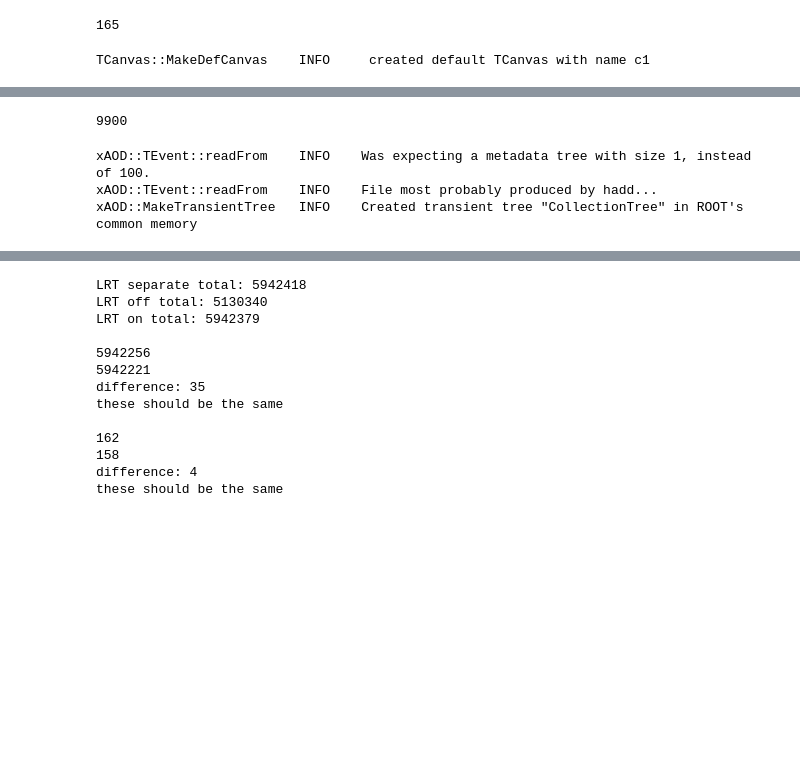
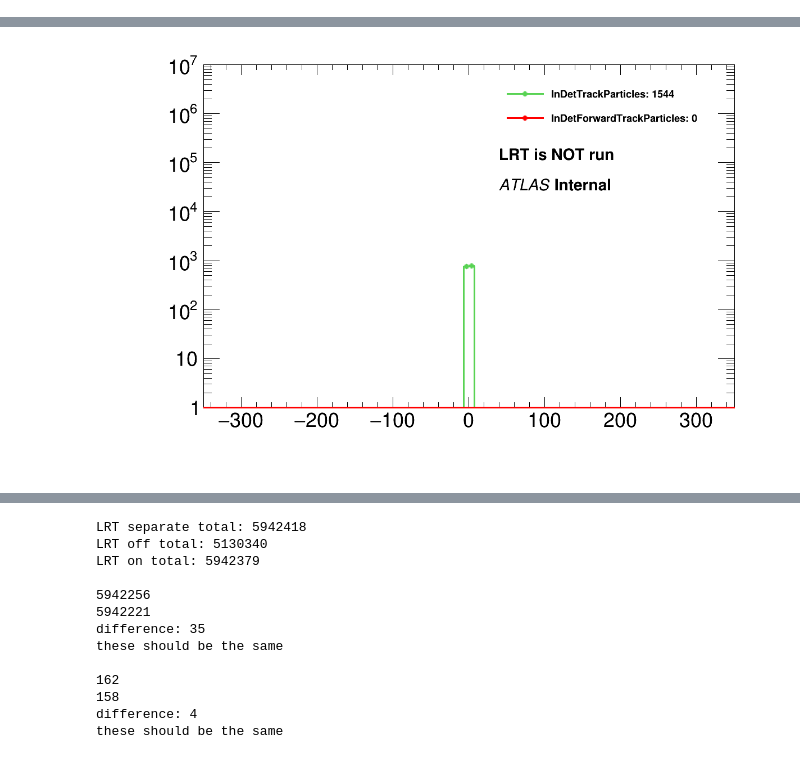
Before and after one commit to robinnewhouse/LRTNotebooks, a Jupyter notebook: xAOD_Analysis.ipynb, the cells around one changed output, grey strips where cells are left out. Saved outputs shown, nothing was run; the diff lists cells and outputs as text; code cells hidden in the pictures; blank space fills up the shorter version.

```diff
--- a/xAOD_Analysis.ipynb
+++ b/xAOD_Analysis.ipynb
@@ -58,17 +35,19 @@ xAOD::MakeTransientTree   INFO    Created transient tree "CollectionTree" in ROO
-# %%
-# Get histogram by Draw method
-h_InDetTrackParticles_d0 = ROOT.TH1F("h_InDetTrackParticles_d0","h_InDetTrackParticles_d0",100,-350,350);
-t.Draw("InDetTrackParticles.d0()>>h_InDetTrackParticles_d0","", "")
-# h_InDetTrackParticles_d0 = ROOT.gDirectory.Get("h_InDetTrackParticles_d0");
-
-# Get histogram by Draw method
-h_InDetForwardTrackParticles_d0 = ROOT.TH1F("h_InDetForwardTrackParticles_d0","h_InDetForwardTrackParticles_d0",100,-350,350);
-t.Draw("InDetForwardTrackParticles.d0()>>h_InDetForwardTrackParticles_d0","", "")
-# h_InDetForwardTrackParticles_d0 = ROOT.gDirectory.Get("h_InDetForwardTrackParticles_d0");
-# %% [output]
-165
-TCanvas::MakeDefCanvas    INFO     created default TCanvas with name c1
 # %%
+f = ROOT.TFile(f'/home/newhouse/public/Analysis/LRT/LRTProduction_master/run/7_PRD_separate/local_test_standard/AOD.root')
+t = ROOT.xAOD.MakeTransientTree( f, "CollectionTree")
+t.GetEntries()
+
+# Get histogram by Draw method
+h_InDetTrackParticles_d0 = ROOT.TH1F("h_InDetTrackParticles_d0","h_InDetTrackParticles_d0",100,-350,350);
+t.Draw("InDetTrackParticles.d0()>>h_InDetTrackParticles_d0","", "")
+# h_InDetTrackParticles_d0 = ROOT.gDirectory.Get("h_InDetTrackParticles_d0");
+
+# Get histogram by Draw method
+h_InDetForwardTrackParticles_d0 = ROOT.TH1F("h_InDetForwardTrackParticles_d0","h_InDetForwardTrackParticles_d0",100,-350,350);
+t.Draw("InDetForwardTrackParticles.d0()>>h_InDetForwardTrackParticles_d0","", "")
+# h_InDetForwardTrackParticles_d0 = ROOT.gDirectory.Get("h_InDetForwardTrackParticles_d0");
+
+
 c = ROOT.TCanvas("c", "", int(1200), int(800))
 c.SetLogy()
 
@@ -108,9 +88 @@ NameError: name 'ROOT' is not defined
+[figure, added]
-# %%
-f = ROOT.TFile(f'/data/newhouse/LRT/batch/testing/testing_22_v8_LRT_on/TTBAR/AOD.root')
-t = ROOT.xAOD.MakeTransientTree( f, "CollectionTree")
-t.GetEntries()
-# %% [output]
-9900
-xAOD::TEvent::readFrom    INFO    Was expecting a metadata tree with size 1, instead of 100.
-xAOD::TEvent::readFrom    INFO    File most probably produced by hadd...
-xAOD::MakeTransientTree   INFO    Created transient tree "CollectionTree" in ROOT's common memory
```
Also changed, not shown: parts of 14 cells of this notebook, 2 other files.
